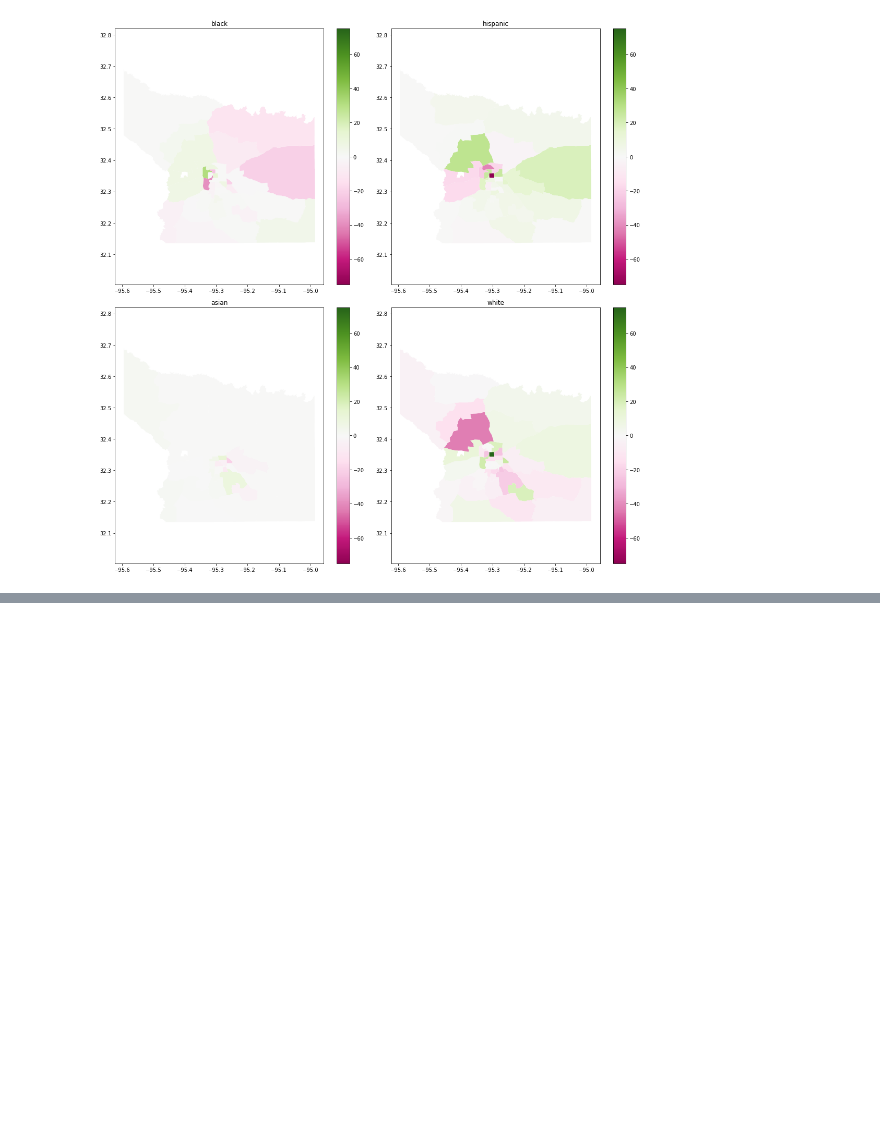
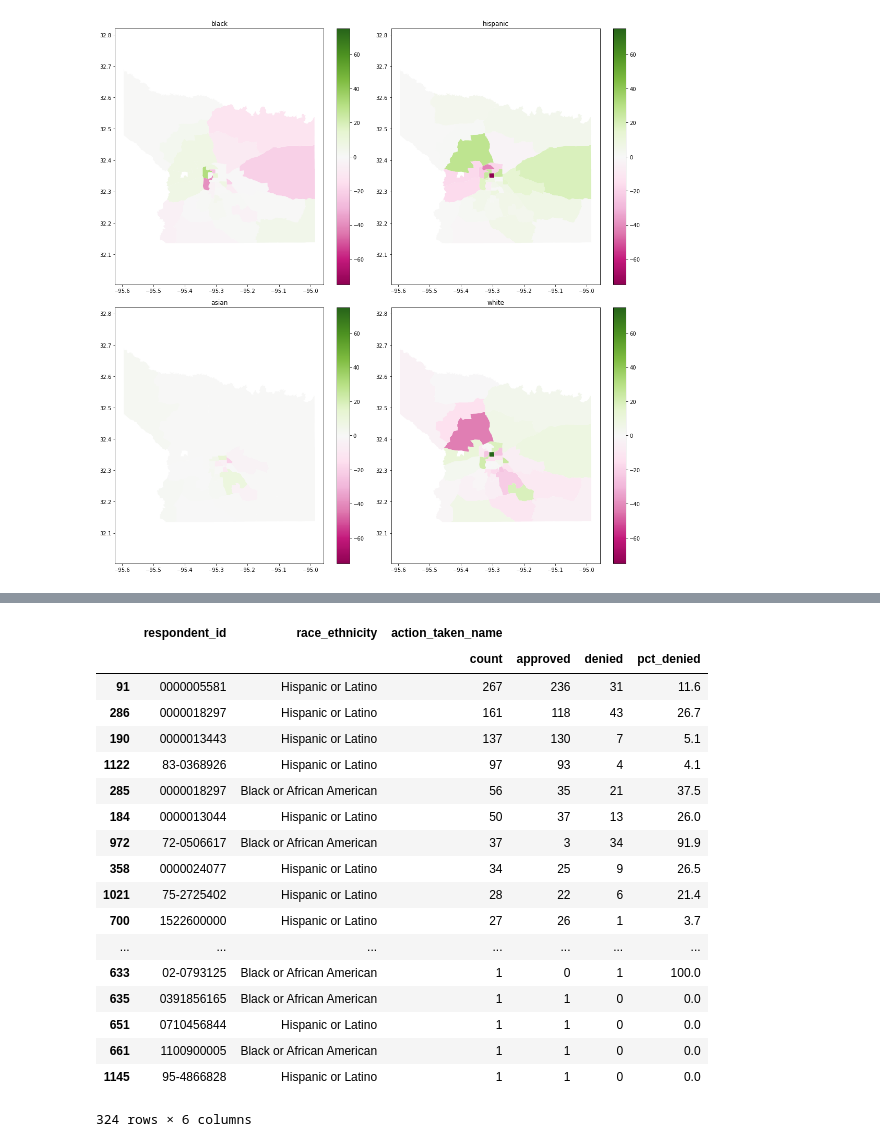
Before and after one commit to thetylerloop/tyler-home-loans, a Jupyter notebook: Home Loans (HMDA) Analysis.ipynb, the cells around one changed output, grey strips where cells are left out. Drawn from its saved outputs; the diff is of its cells as text; code cells hidden in the pictures; blank space fills up the shorter version.

```diff
--- a/Home Loans (HMDA) Analysis.ipynb
+++ b/Home Loans (HMDA) Analysis.ipynb
@@ -293,0 +271,44 @@ plt.show()
+# %%
+data = filtered_hmda[filtered_hmda['as_of_year'] >= 2010]
+
+def approved(group_column):
+    counts = group_column.value_counts()
+
+    return counts.get('Loan originated', 0)
+
+def denied(group_column):
+    counts = group_column.value_counts()
+
+    return counts.get('Application denied by financial institution', 0)
+
+def pct_denied(group_column):
+    counts = group_column.value_counts()
+
+    return counts.get('Application denied by financial institution', 0) / sum(counts) * 100
+
+data = filtered_hmda.groupby(['respondent_id', 'race_ethnicity'], as_index=False).agg({
+    'action_taken_name': ['count', approved, denied, pct_denied]
+})
+
+data = data[data['race_ethnicity'].isin(['Black or African American', 'Hispanic or Latino'])]
+data.sort_values(by=[('action_taken_name', 'count')], ascending=False).round(1)
+# %% [output]
+|  | respondent_id | race_ethnicity | action_taken_name |  |  |  |
+|  |  |  | count | approved | denied | pct_denied |
+| 91 | 0000005581 | Hispanic or Latino | 267 | 236 | 31 | 11.6 |
+| 286 | 0000018297 | Hispanic or Latino | 161 | 118 | 43 | 26.7 |
+| 190 | 0000013443 | Hispanic or Latino | 137 | 130 | 7 | 5.1 |
+| 1122 | 83-0368926 | Hispanic or Latino | 97 | 93 | 4 | 4.1 |
+| 285 | 0000018297 | Black or African American | 56 | 35 | 21 | 37.5 |
+| 184 | 0000013044 | Hispanic or Latino | 50 | 37 | 13 | 26.0 |
+| 972 | 72-0506617 | Black or African American | 37 | 3 | 34 | 91.9 |
+| 358 | 0000024077 | Hispanic or Latino | 34 | 25 | 9 | 26.5 |
+| 1021 | 75-2725402 | Hispanic or Latino | 28 | 22 | 6 | 21.4 |
+| 700 | 1522600000 | Hispanic or Latino | 27 | 26 | 1 | 3.7 |
+| ... | ... | ... | ... | ... | ... | ... |
+| 633 | 02-0793125 | Black or African American | 1 | 0 | 1 | 100.0 |
+| 635 | 0391856165 | Black or African American | 1 | 1 | 0 | 0.0 |
+| 651 | 0710456844 | Hispanic or Latino | 1 | 1 | 0 | 0.0 |
+| 661 | 1100900005 | Black or African American | 1 | 1 | 0 | 0.0 |
+| 1145 | 95-4866828 | Hispanic or Latino | 1 | 1 | 0 | 0.0 |
+324 rows × 6 columns
```
Also changed, not shown: parts of 6 cells of this notebook.
